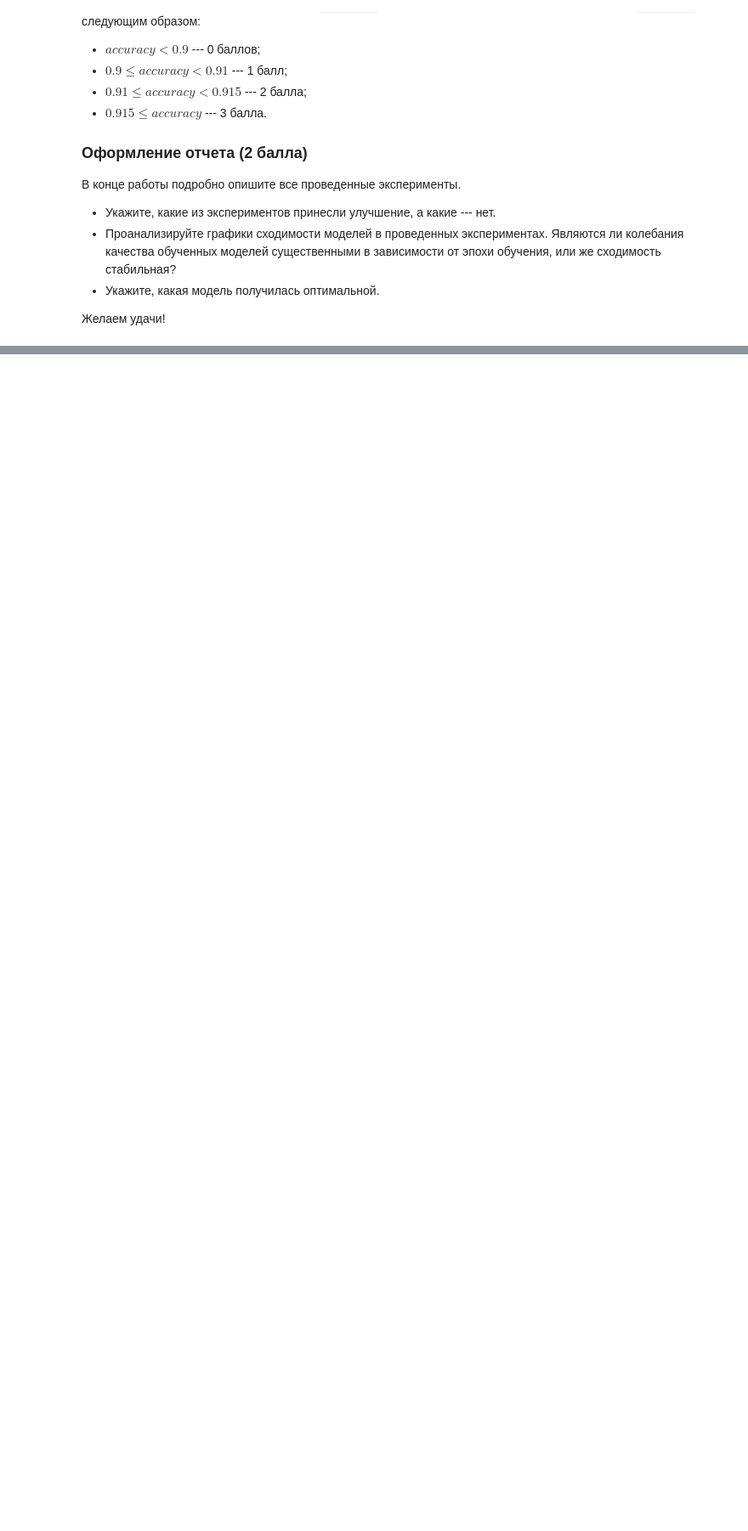
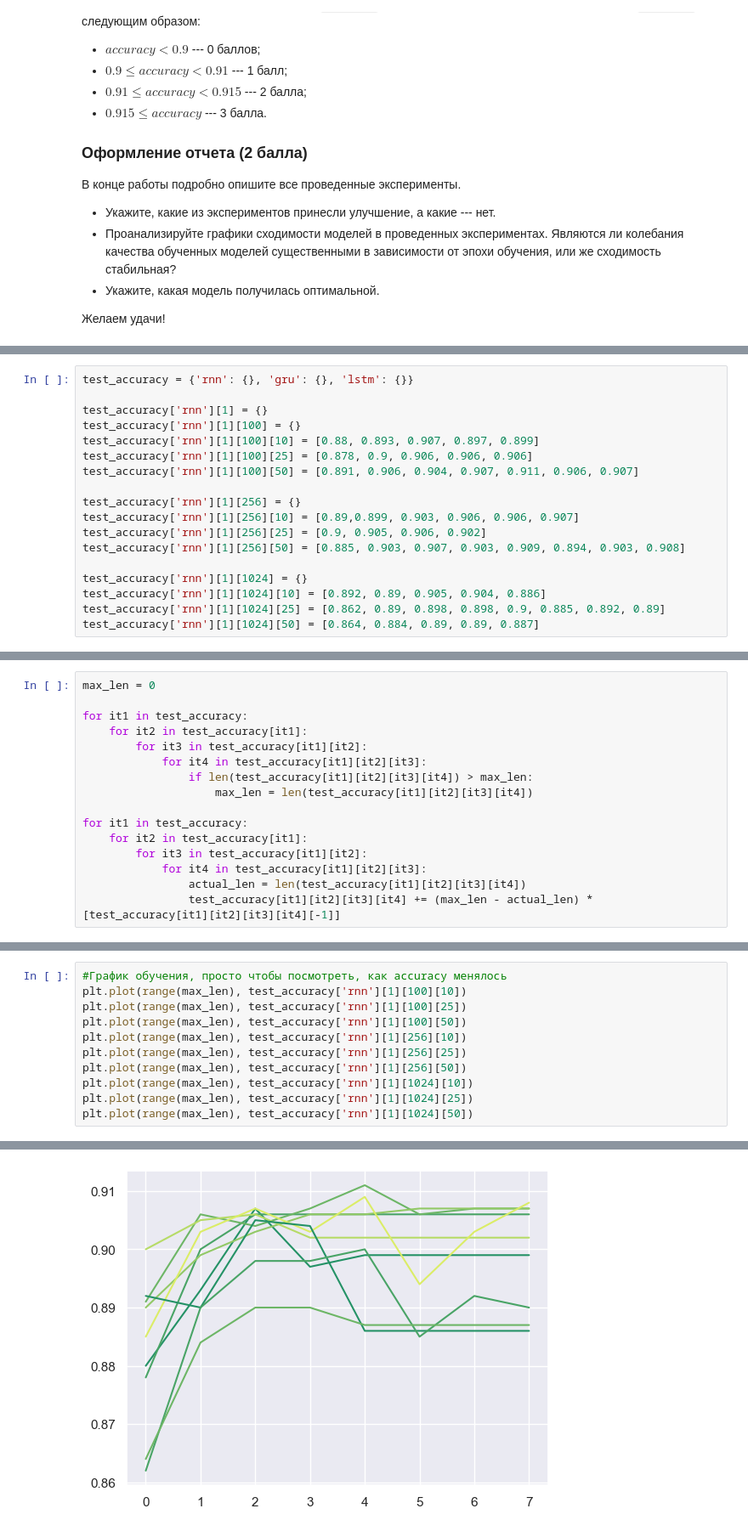
Before and after one commit to tedesak/Deep-Learning-School, a Jupyter notebook: NLP/my_projects/hw2 rnn_and_text_classification/hw_text_classification.ipynb, the cells around one changed output, grey strips where cells are left out. Shown: that part at 85% size. Cells and saved outputs as stored; diff of their text form; blank space fills up the shorter version.

```diff
--- a/NLP/my_projects/hw2 rnn_and_text_classification/hw_text_classification.ipynb
+++ b/NLP/my_projects/hw2 rnn_and_text_classification/hw_text_classification.ipynb
@@ -218,0 +559,18 @@ def evaluate(model, eval_dataloader) -> float:
+# %%
+test_accuracy = {'rnn': {}, 'gru': {}, 'lstm': {}}
+
+test_accuracy['rnn'][1] = {}
+test_accuracy['rnn'][1][100] = {}
+test_accuracy['rnn'][1][100][10] = [0.88, 0.893, 0.907, 0.897, 0.899]
+test_accuracy['rnn'][1][100][25] = [0.878, 0.9, 0.906, 0.906, 0.906]
+test_accuracy['rnn'][1][100][50] = [0.891, 0.906, 0.904, 0.907, 0.911, 0.906, 0.907]
+
+test_accuracy['rnn'][1][256] = {}
+test_accuracy['rnn'][1][256][10] = [0.89,0.899, 0.903, 0.906, 0.906, 0.907]
+test_accuracy['rnn'][1][256][25] = [0.9, 0.905, 0.906, 0.902]
+test_accuracy['rnn'][1][256][50] = [0.885, 0.903, 0.907, 0.903, 0.909, 0.894, 0.903, 0.908]
+
+test_accuracy['rnn'][1][1024] = {}
+test_accuracy['rnn'][1][1024][10] = [0.892, 0.89, 0.905, 0.904, 0.886]
+test_accuracy['rnn'][1][1024][25] = [0.862, 0.89, 0.898, 0.898, 0.9, 0.885, 0.892, 0.89]
+test_accuracy['rnn'][1][1024][50] = [0.864, 0.884, 0.89, 0.89, 0.887]
@@ -218,0 +579,16 @@ def evaluate(model, eval_dataloader) -> float:
+# %%
+max_len = 0
+
+for it1 in test_accuracy:
+    for it2 in test_accuracy[it1]:
+        for it3 in test_accuracy[it1][it2]:
+            for it4 in test_accuracy[it1][it2][it3]:
+                if len(test_accuracy[it1][it2][it3][it4]) > max_len:
+                    max_len = len(test_accuracy[it1][it2][it3][it4])
+
+for it1 in test_accuracy:
+    for it2 in test_accuracy[it1]:
+        for it3 in test_accuracy[it1][it2]:
+            for it4 in test_accuracy[it1][it2][it3]:
+                actual_len = len(test_accuracy[it1][it2][it3][it4])
+                test_accuracy[it1][it2][it3][it4] += (max_len - actual_len) * [test_accuracy[it1][it2][it3][it4][-1]]
@@ -218,0 +599,12 @@ def evaluate(model, eval_dataloader) -> float:
+# %%
+#График обучения, просто чтобы посмотреть, как accuracy менялось
+plt.plot(range(max_len), test_accuracy['rnn'][1][100][10])
+plt.plot(range(max_len), test_accuracy['rnn'][1][100][25])
+plt.plot(range(max_len), test_accuracy['rnn'][1][100][50])
+plt.plot(range(max_len), test_accuracy['rnn'][1][256][10])
+plt.plot(range(max_len), test_accuracy['rnn'][1][256][25])
+plt.plot(range(max_len), test_accuracy['rnn'][1][256][50])
+plt.plot(range(max_len), test_accuracy['rnn'][1][1024][10])
+plt.plot(range(max_len), test_accuracy['rnn'][1][1024][25])
+plt.plot(range(max_len), test_accuracy['rnn'][1][1024][50])
+# %% [output]
@@ -218,0 +612 @@ def evaluate(model, eval_dataloader) -> float:
+[figure, added]
```
Also changed, not shown: parts of 51 cells of this notebook.
